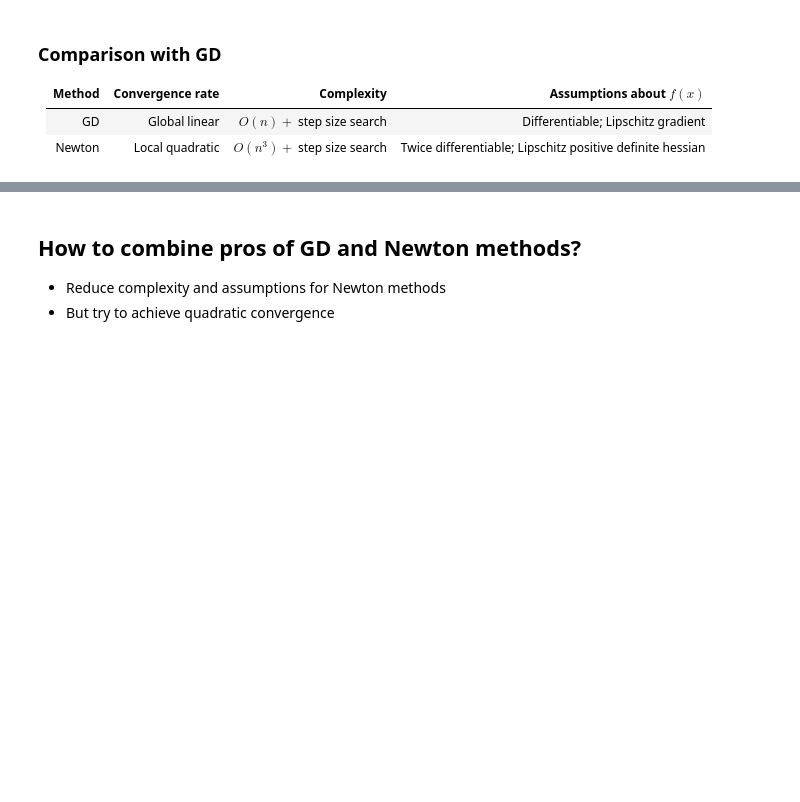
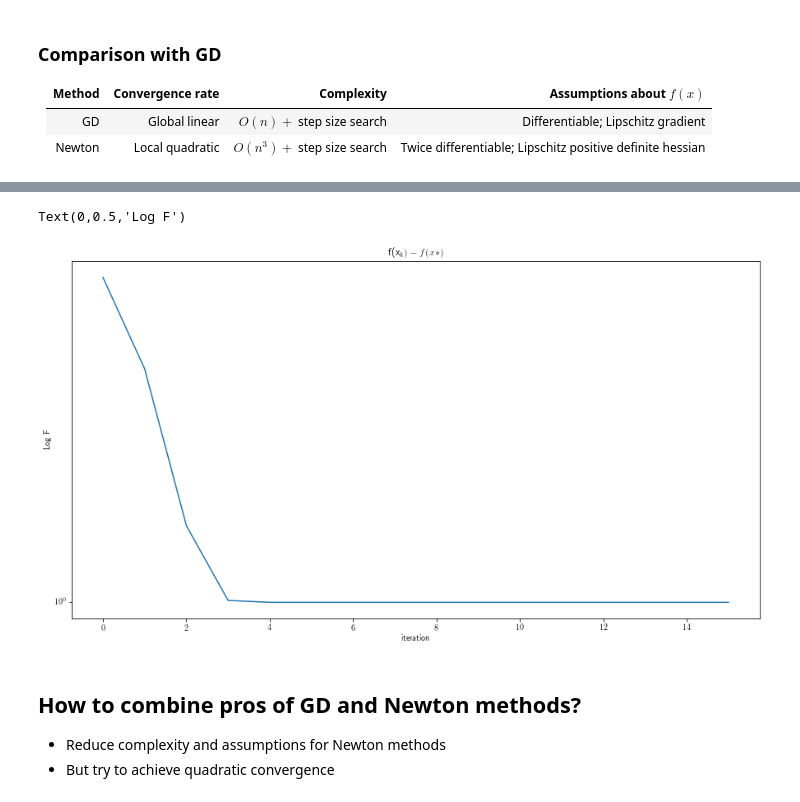
Before and after one commit to MerkulovDaniil/MerkulovDaniil.github.io, a Jupyter notebook: ml18/old_lectures/Lecture-3.ipynb, the cells around one changed output, grey strips where cells are left out. Saved outputs shown, nothing was run; the diff lists cells and outputs as text; code cells hidden in the pictures; blank space fills up the shorter version.

```diff
--- a/ml18/old_lectures/Lecture-3.ipynb
+++ b/ml18/old_lectures/Lecture-3.ipynb
@@ -388,3 +532,13 @@ Newton | Local quadratic | $O(n^3) + $ step size search | Twice differentiable;
+# %%
+from pylab import rcParams
+rcParams['figure.figsize'] = 15, 8
+plt.semilogy(ydata)
+plt.title('f(x_k) - f(x*)')
+plt.xlabel('iteration')
+plt.ylabel('Log F')
+# %% [output]
+Text(0,0.5,'Log F')
+[figure, added]
 # %% [markdown]
 ## How to combine pros of GD and Newton methods?
 
```
Also changed, not shown: parts of 9 cells of this notebook, 11 other files.
